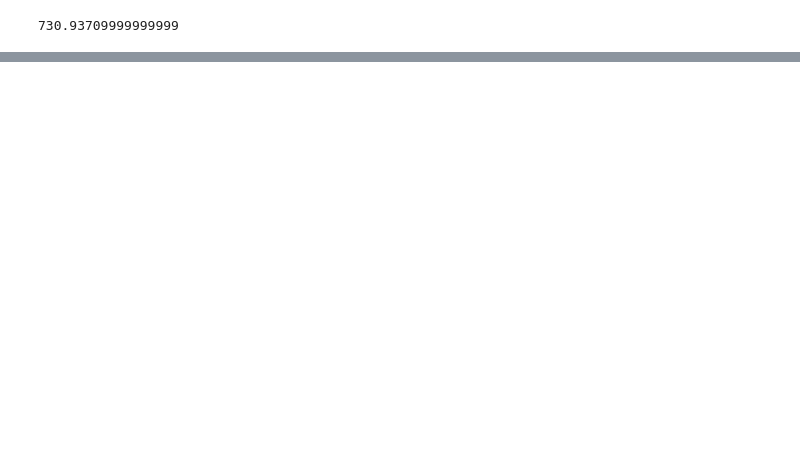
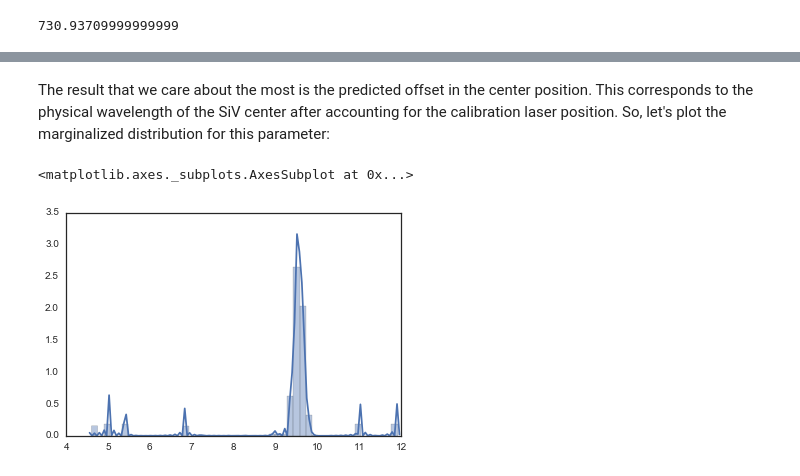
Before and after one commit to ruffinevans/sivtempfit, a Jupyter notebook: tutorial.ipynb, the cells around one changed output, grey strips where cells are left out. Saved outputs shown, nothing was run; the diff lists cells and outputs as text; code cells hidden in the pictures; blank space fills up the shorter version.

```diff
--- a/tutorial.ipynb
+++ b/tutorial.ipynb
@@ -127,0 +164,7 @@ sns.pairplot(parameter_samples, markers='.')
+# %% [markdown]
+The result that we care about the most is the predicted offset in the center position. This corresponds to the physical wavelength of the SiV center after accounting for the calibration laser position. So, let's plot the marginalized distribution for this parameter:
+# %%
+sns.distplot(traces[2,:])
+# %% [output]
+<matplotlib.axes._subplots.AxesSubplot at 0x...>
+[figure, added]
```
Also changed, not shown: parts of 31 cells of this notebook, 1 other file.
